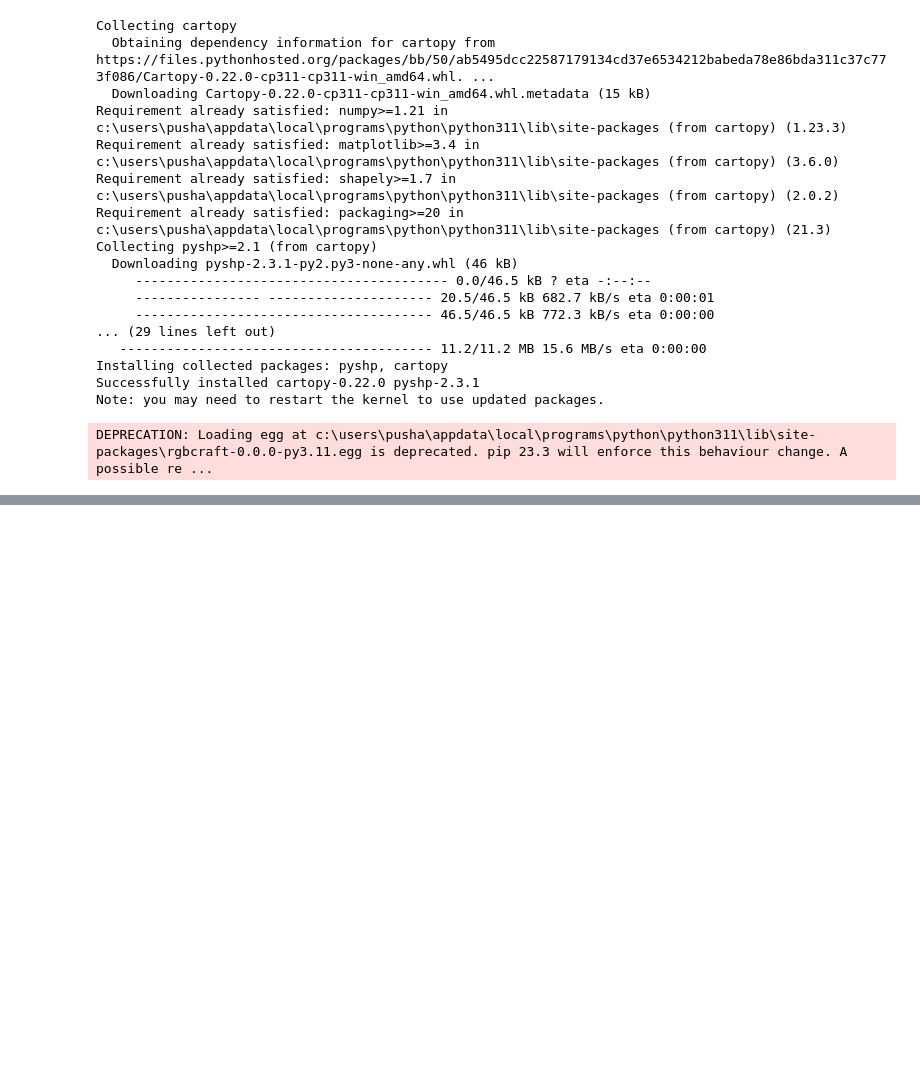
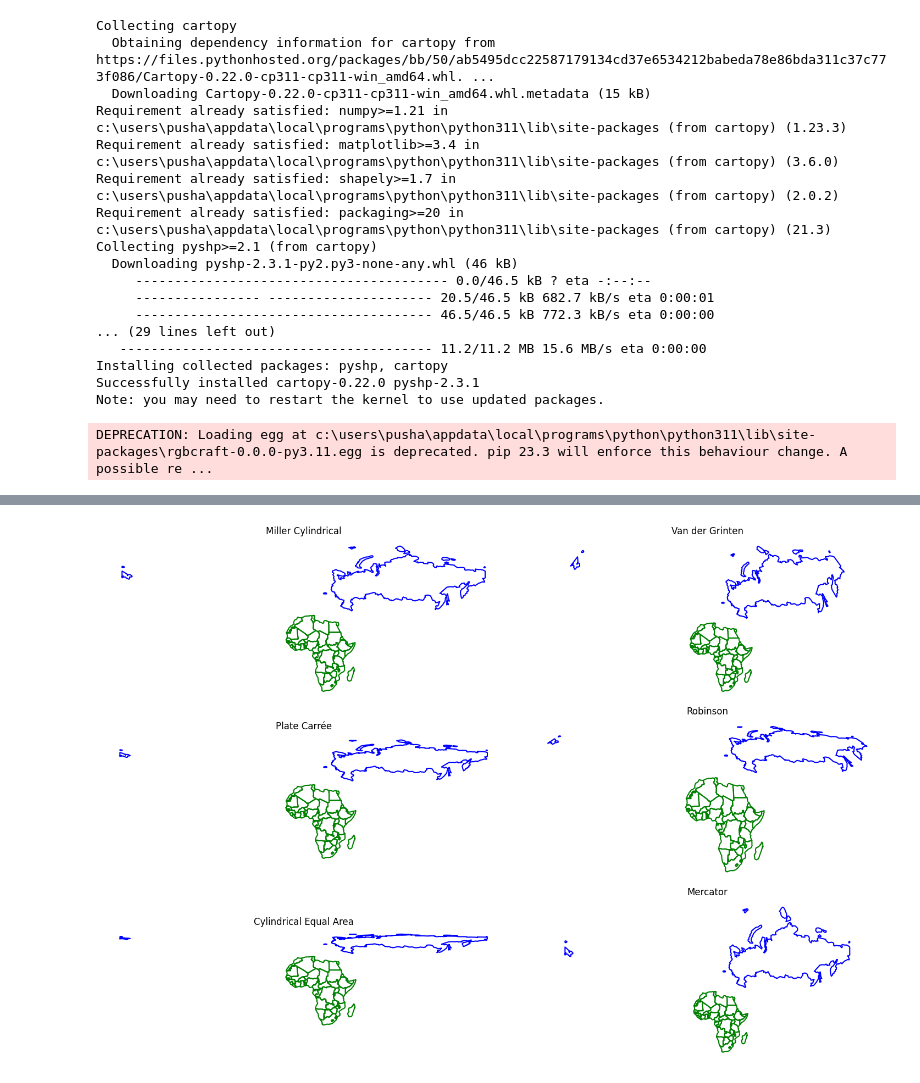
Before and after one commit to lyepustin/bookNLP, a Jupyter notebook: tests.ipynb, the cells around one changed output, grey strips where cells are left out. Cells and saved outputs as stored; diff of their text form; code cells hidden in the pictures; blank space fills up the shorter version.

```diff
--- a/tests.ipynb
+++ b/tests.ipynb
@@ -232,0 +235,40 @@ plt.show()
+# %%
+import geopandas as gpd
+import matplotlib.pyplot as plt
+
+# Load built-in 'naturalearth_lowres' dataset
+world = gpd.read_file(gpd.datasets.get_path('naturalearth_lowres'))
+
+# Filter for Africa and Greenland
+africa = world[world['continent'] == "Africa"]
+greenland = world[world['name'] == "Russia"]
+
+# Create a figure and axes
+fig, ax = plt.subplots(3, 2, figsize=(15, 10))
+
+# List of projections
+projections = [
+    {'name': 'Miller Cylindrical', 'proj': 'World_Miller_Cylindrical'},
+    {'name': 'Van der Grinten', 'proj': 'World_Van_der_Grinten_I'},
+    {'name': 'Plate Carrée', 'proj': 'World_Plate_Carree'},
+    {'name': 'Robinson', 'proj': 'World_Robinson'},
+    {'name': 'Cylindrical Equal Area', 'proj': 'World_Cylindrical_Equal_Area'},
+    {'name': 'Mercator', 'proj': 'World_Mercator'},
+    # Add other projections here
+]
+
+# Plot each projection
+for i, projection in enumerate(projections):
+    row = i // 2
+    col = i % 2
+    ax[row, col].set_title(projection['name'])
+
+    # Plot Africa and Greenland with the projection
+    africa.to_crs(projection['proj']).boundary.plot(ax=ax[row, col], color='green')
+    greenland.to_crs(projection['proj']).boundary.plot(ax=ax[row, col], color='blue')
+    ax[row, col].axis('off')
+
+plt.tight_layout()
+plt.show()
+# %% [output]
+[figure, added]
```
Also changed, not shown: parts of 2 cells of this notebook.
